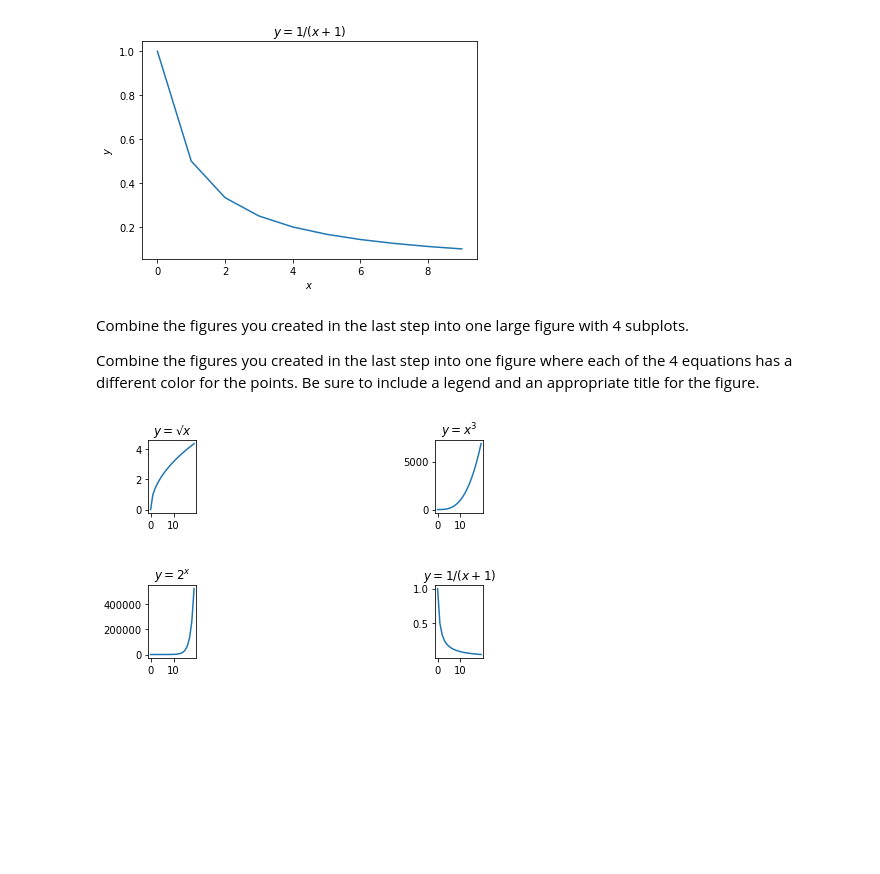
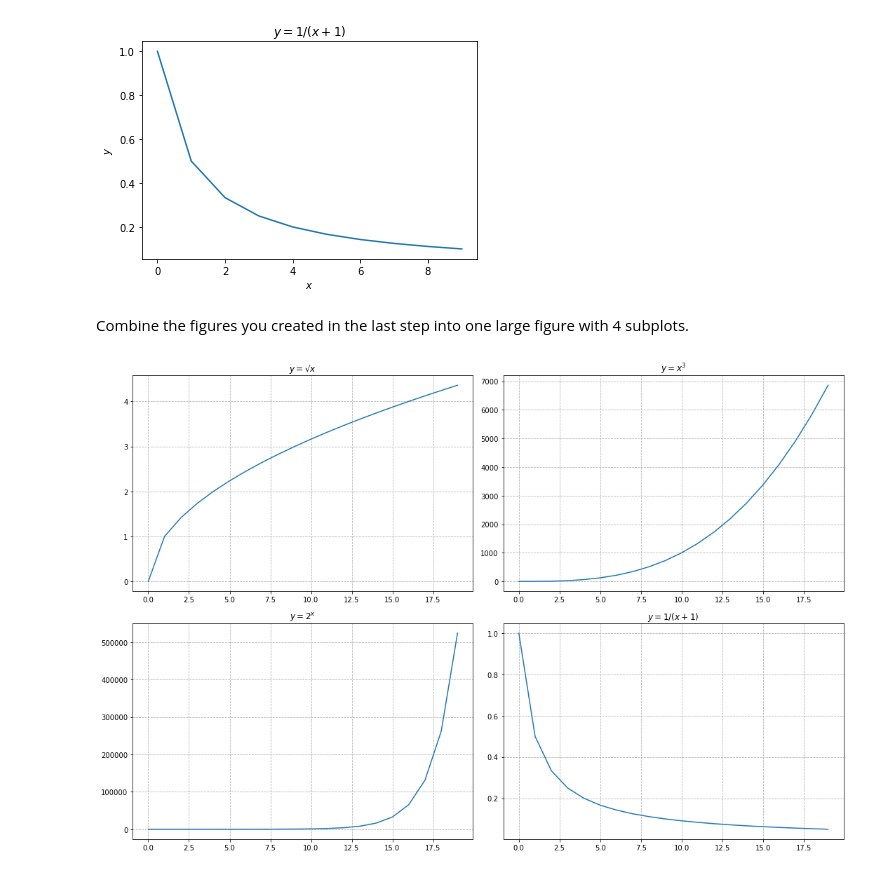
Before and after one commit to Olivert75/numpy-pandas-visualization-exercises, a Jupyter notebook: numpy-pandas-visualization-exercises.ipynb, the cells around one changed output. Cells and saved outputs as stored; diff of their text form; code cells hidden in the pictures; blank space fills up the shorter version.

```diff
--- a/numpy-pandas-visualization-exercises.ipynb
+++ b/numpy-pandas-visualization-exercises.ipynb
@@ -83,37 +83,39 @@ plt.show()
 [figure]
 # %% [markdown]
 Combine the figures you created in the last step into one large figure with 4 subplots.
-
-Combine the figures you created in the last step into one figure where each of the 4 equations has a different color for the points. Be sure to include a legend and an appropriate title for the figure.
 # %%
 #Create variables
 x = range (0,20)
 y = [math.sqrt(num) for num in x]
 y2 = [num**3 for num in x]
 y3 = [2**num for num in x]
 y4 = [1 /(num + 1) for num in x]
 
+#Define a firgure
+plt.figure(figsize = (15, 10))
+
 #Subplot row_num = 1, column_num = 2, active_num = 1, 2, 3 or 4
 plt.subplot(2, 2, 1)
 plt.plot(x, y)
 plt.title('$y =√x$')
-plt.subplots_adjust(hspace=1, wspace=5)
+plt.grid(True, ls = '--')
 
 plt.subplot(2, 2, 2)
 plt.plot(x, y2)
 plt.title('$y = x^3$')
-plt.subplots_adjust(hspace=1, wspace=5)
+plt.grid(True, ls = '--')
 
 plt.subplot(2, 2, 3)
 plt.plot(x, y3)
 plt.title('$y = 2^x$')
-plt.subplots_adjust(hspace=1, wspace=5)
+plt.grid(True, ls = '--')
 
 plt.subplot(2, 2, 4)
 plt.plot(x, y4)
 plt.title('$y = 1 /(x + 1)$')
-plt.subplots_adjust(hspace=1, wspace=5)
+plt.grid(True, ls = '--')
 
+plt.tight_layout()
 plt.show()
 # %% [output]
-[figure, old version]
+[figure, new version]
```
Also changed, not shown: parts of 2 cells of this notebook.
